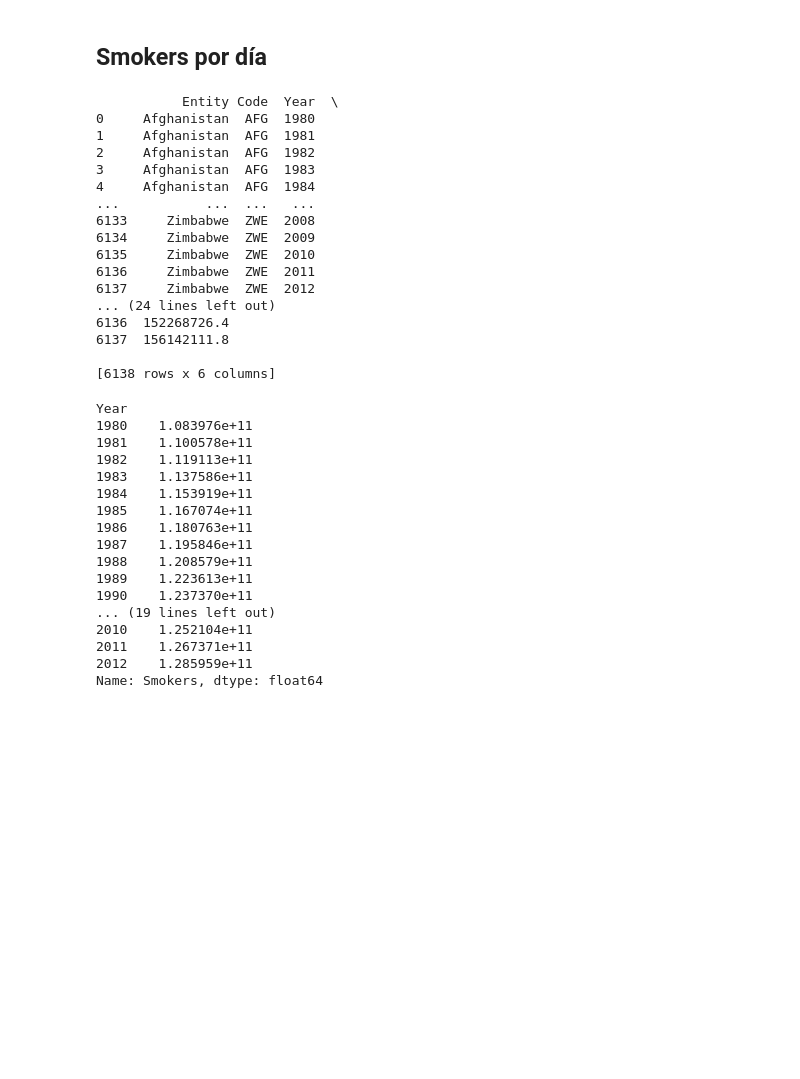
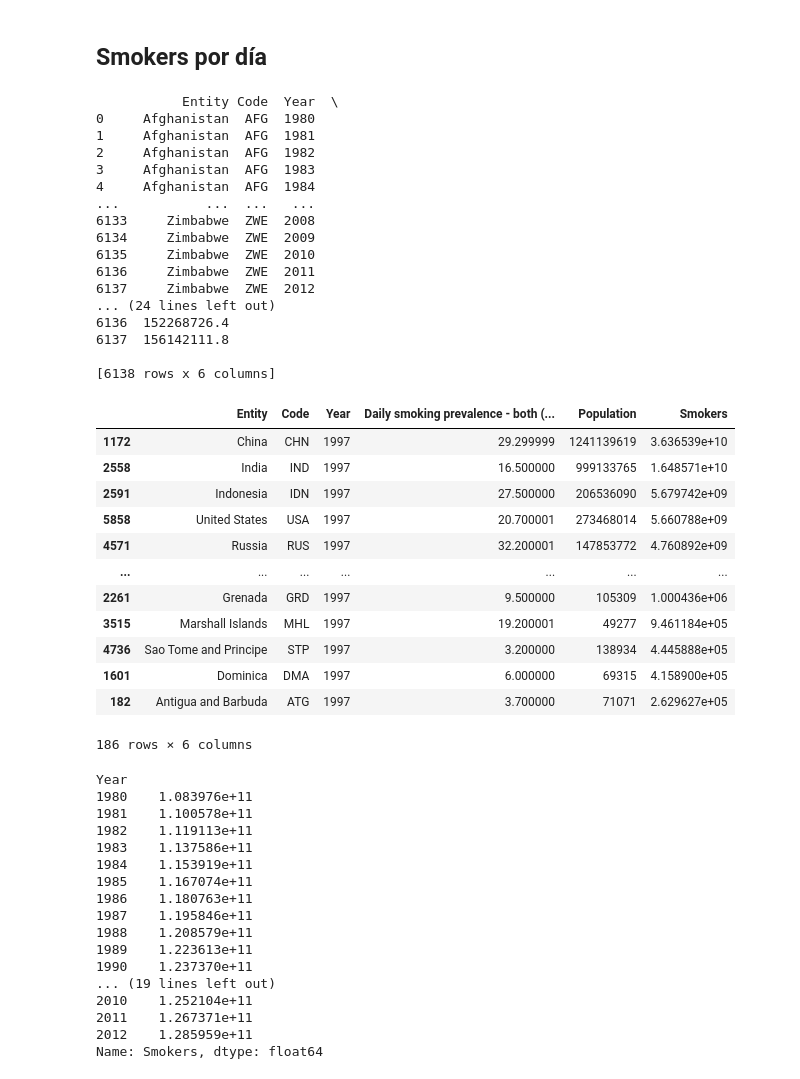
Before and after one commit to Fernanda-Bley/IIC2026-Grupo-3, a Jupyter notebook: InvestigacionMaximos/mayor-fumadores.ipynb, the cells around one changed output. Drawn from its saved outputs; the diff is of its cells as text; code cells hidden in the pictures; blank space fills up the shorter version.

```diff
--- a/InvestigacionMaximos/mayor-fumadores.ipynb
+++ b/InvestigacionMaximos/mayor-fumadores.ipynb
@@ -7,26 +7,41 @@ import pandas as pd
 # %%
 smokers = pd.read_csv("./data/Daily-Smokers.csv")
 
 smokers["Smokers"] = smokers["Daily smoking prevalence - both (IHME, GHDx (2012))"] * smokers["Population"]
 print(smokers)
+
+smokers[smokers["Year"] == 1997].sort_values(by="Smokers", ascending=False)
 # %% [output]
            Entity Code  Year  \
 0     Afghanistan  AFG  1980
 1     Afghanistan  AFG  1981
 2     Afghanistan  AFG  1982
 3     Afghanistan  AFG  1983
 4     Afghanistan  AFG  1984
 ...           ...  ...   ...
 6133     Zimbabwe  ZWE  2008
 6134     Zimbabwe  ZWE  2009
 6135     Zimbabwe  ZWE  2010
 6136     Zimbabwe  ZWE  2011
 6137     Zimbabwe  ZWE  2012
 ... (24 lines left out)
 6136  152268726.4
 6137  156142111.8
 
 [6138 rows x 6 columns]
+|  | Entity | Code | Year | Daily smoking prevalence - both (... | Population | Smokers |
+| 1172 | China | CHN | 1997 | 29.299999 | 1241139619 | 3.636539e+10 |
+| 2558 | India | IND | 1997 | 16.500000 | 999133765 | 1.648571e+10 |
+| 2591 | Indonesia | IDN | 1997 | 27.500000 | 206536090 | 5.679742e+09 |
+| 5858 | United States | USA | 1997 | 20.700001 | 273468014 | 5.660788e+09 |
+| 4571 | Russia | RUS | 1997 | 32.200001 | 147853772 | 4.760892e+09 |
+| ... | ... | ... | ... | ... | ... | ... |
+| 2261 | Grenada | GRD | 1997 | 9.500000 | 105309 | 1.000436e+06 |
+| 3515 | Marshall Islands | MHL | 1997 | 19.200001 | 49277 | 9.461184e+05 |
+| 4736 | Sao Tome and Principe | STP | 1997 | 3.200000 | 138934 | 4.445888e+05 |
+| 1601 | Dominica | DMA | 1997 | 6.000000 | 69315 | 4.158900e+05 |
+| 182 | Antigua and Barbuda | ATG | 1997 | 3.700000 | 71071 | 2.629627e+05 |
+186 rows × 6 columns
 # %%
 # Group by Year and sum the Daily smoking prevalence and Population columns
 yearly_totals = smokers.groupby('Year').agg({
```
Also changed, not shown: parts of 3 cells of this notebook, 2 other files.
